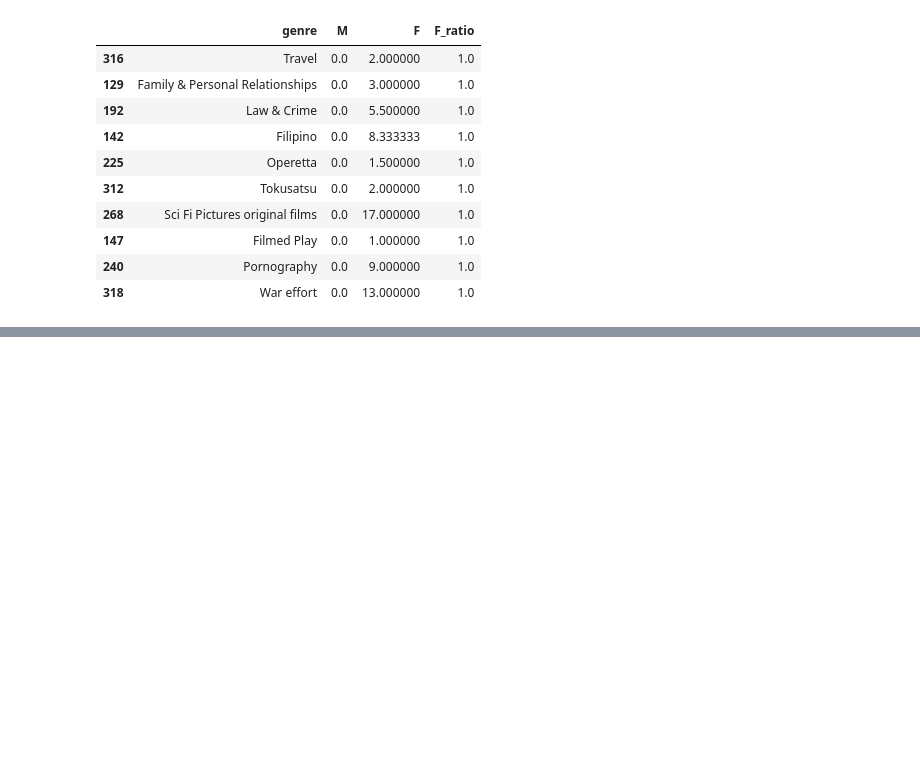
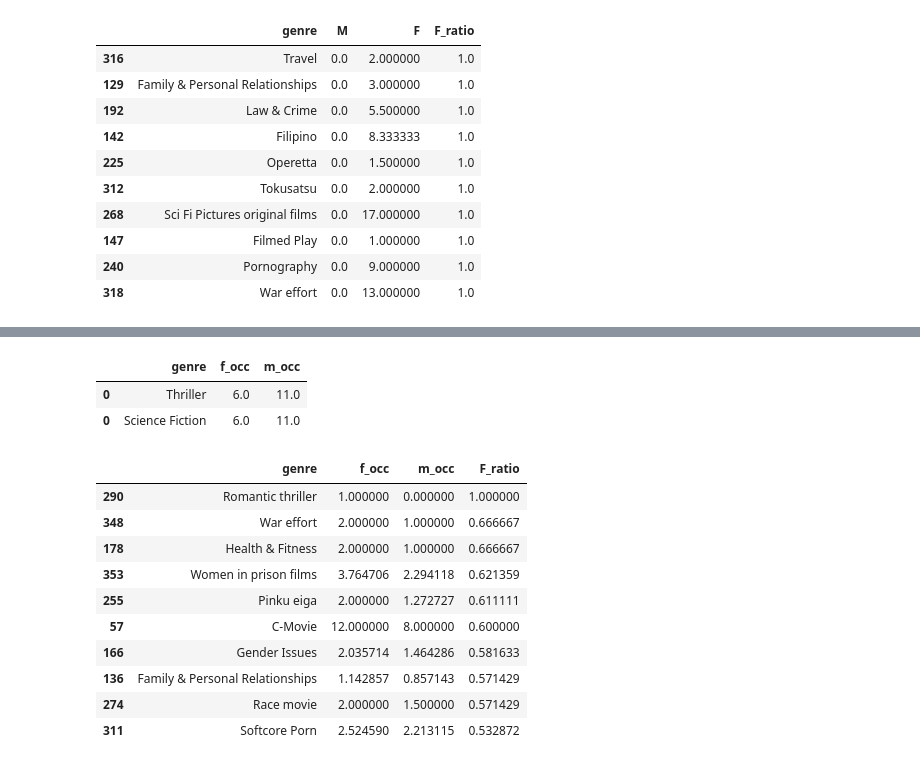
Before and after one commit to epfl-ada/ada-2022-project-evencoolerteamname2022, a Jupyter notebook: smurfette_principle_graphs.ipynb, the cells around one changed output, grey strips where cells are left out. Cells and saved outputs as stored; diff of their text form; code cells hidden in the pictures; blank space fills up the shorter version.

```diff
--- a/smurfette_principle_graphs.ipynb
+++ b/smurfette_principle_graphs.ipynb
@@ -248,0 +285,29 @@ df_genre_means.head(30)
+# %%
+df_cast_genre = df_movie_genre.join(df_ratio_cast[['wiki_id', 'f_occ', 'm_occ']].set_index('wiki_id'), on='wiki_id').dropna()
+df_cast_genre = df_cast_genre[['genre', 'f_occ', 'm_occ']]
+df_cast_genre.head(2)
+# %% [output]
+|  | genre | f_occ | m_occ |
+| 0 | Thriller | 6.0 | 11.0 |
+| 0 | Science Fiction | 6.0 | 11.0 |
+# %%
+df_cast_genre_means = df_cast_genre.groupby('genre').mean().reset_index()
+# Computes the % of women
+df_cast_genre_means['F_ratio'] = df_cast_genre_means['f_occ']/(df_cast_genre_means['f_occ']+df_cast_genre_means['m_occ'])
+# Remove unsignificant results with 0 and 0 in M and F
+df_cast_genre_means = df_cast_genre_means[(df_cast_genre_means.m_occ+df_cast_genre_means.f_occ != 0)]
+# Sorts by decreasing women representation
+df_cast_genre_means = df_cast_genre_means.sort_values(by='F_ratio', ascending=False)
+df_cast_genre_means.head(10)
+# %% [output]
+|  | genre | f_occ | m_occ | F_ratio |
+| 290 | Romantic thriller | 1.000000 | 0.000000 | 1.000000 |
+| 348 | War effort | 2.000000 | 1.000000 | 0.666667 |
+| 178 | Health & Fitness | 2.000000 | 1.000000 | 0.666667 |
+| 353 | Women in prison films | 3.764706 | 2.294118 | 0.621359 |
+| 255 | Pinku eiga | 2.000000 | 1.272727 | 0.611111 |
+| 57 | C-Movie | 12.000000 | 8.000000 | 0.600000 |
+| 166 | Gender Issues | 2.035714 | 1.464286 | 0.581633 |
+| 136 | Family & Personal Relationships | 1.142857 | 0.857143 | 0.571429 |
+| 274 | Race movie | 2.000000 | 1.500000 | 0.571429 |
+| 311 | Softcore Porn | 2.524590 | 2.213115 | 0.532872 |
```
Also changed, not shown: parts of 29 cells of this notebook, 1 other file.
